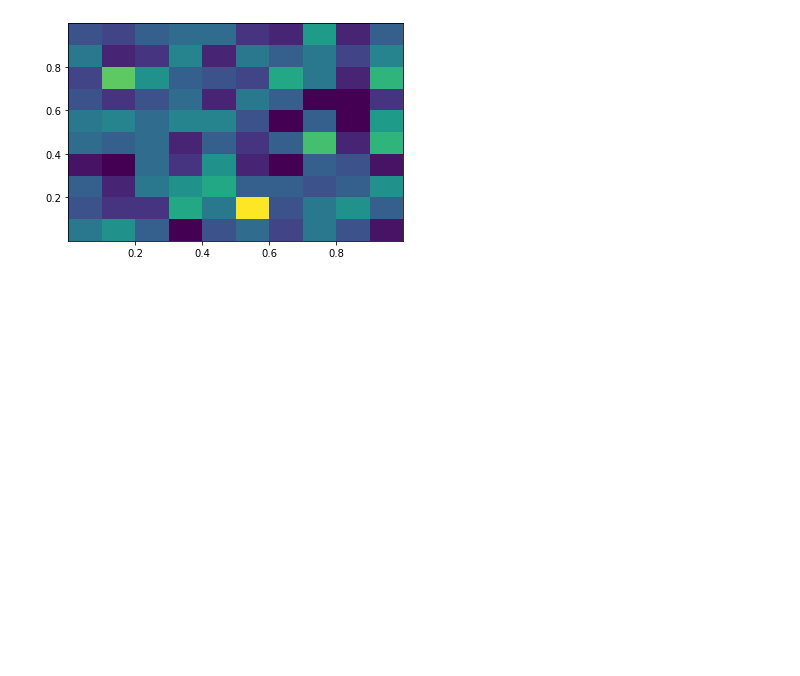
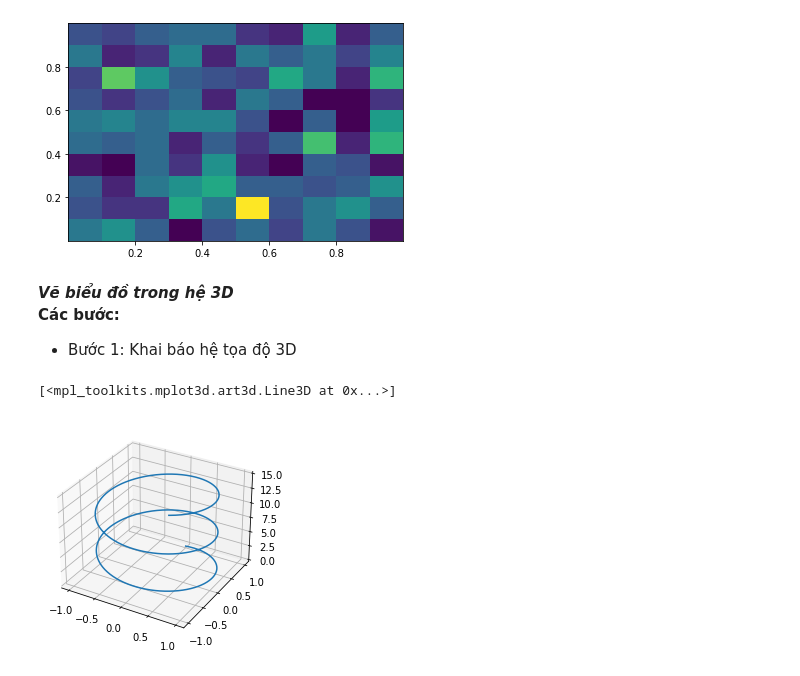
Before and after one commit to ngoantnut/data-science-by-Huy-teacher, a Jupyter notebook: visualize.ipynb, the cells around one changed output. Drawn from its saved outputs; the diff is of its cells as text; code cells hidden in the pictures; blank space fills up the shorter version.

```diff
--- a/visualize.ipynb
+++ b/visualize.ipynb
@@ -57,3 +58,19 @@ plt.hist2d(x,y)
         0.99981871]),
  <matplotlib.collections.QuadMesh at 0x...>)
 [figure]
+# %% [markdown]
+***Vẽ biểu đồ trong hệ 3D***
+**Các bước:**
+* Bước 1: Khai báo hệ tọa độ 3D
+# %%
+he3d=plt.axes(projection='3d') # Thực hiện khai báo 1 hệ tọa độ 3D
+# VD vẽ đường trong không gian 3D
+zline=np.linspace(0,15,1000) # Khỏi tạo 1000 con số trong khoảng từ 0-15
+xline=np.sin(zline)
+yline=np.cos(zline)
+#print(zline.shape,x)
+# Vẽ biểu đồ
+he3d.plot3D(xline,yline,zline)
+# %% [output]
+[<mpl_toolkits.mplot3d.art3d.Line3D at 0x...>]
+[figure, added]
```
Also changed, not shown: parts of 4 cells of this notebook, 1 other file.
